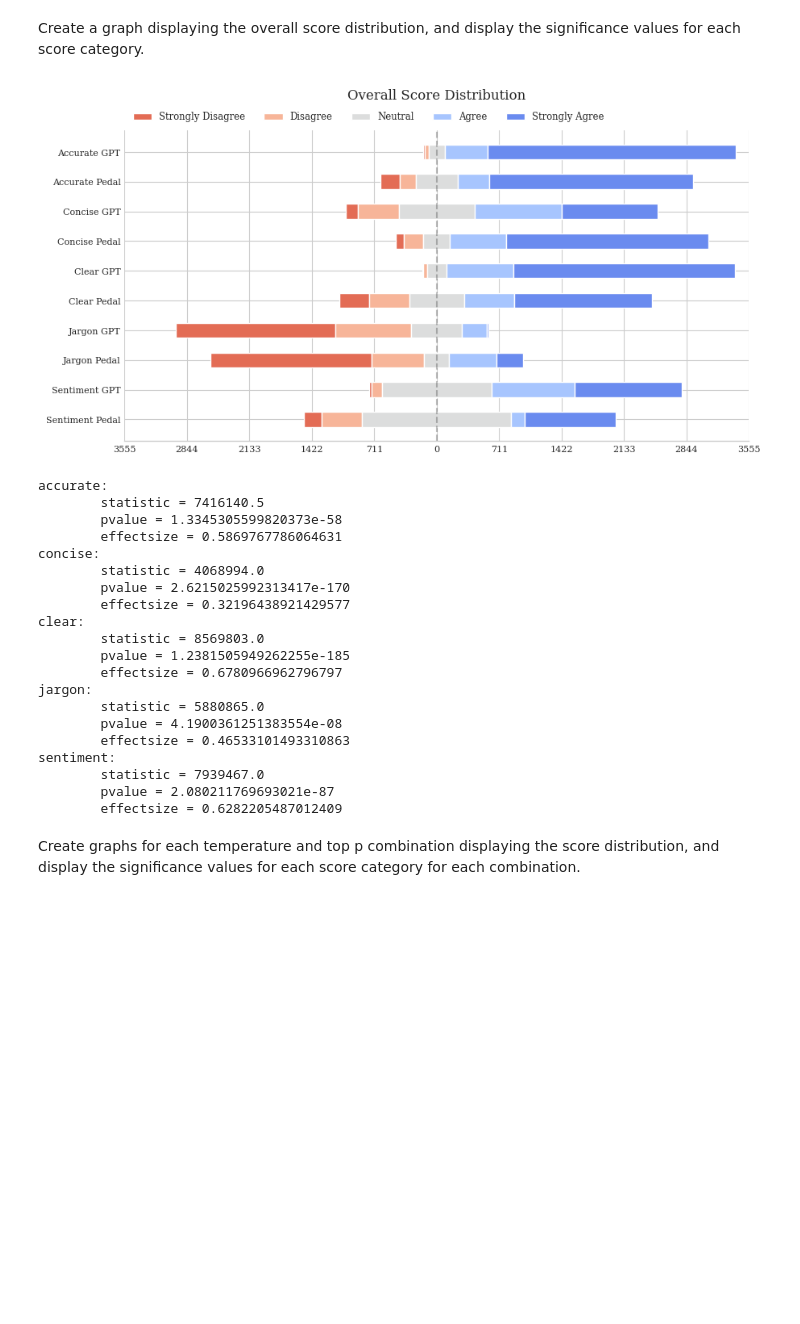
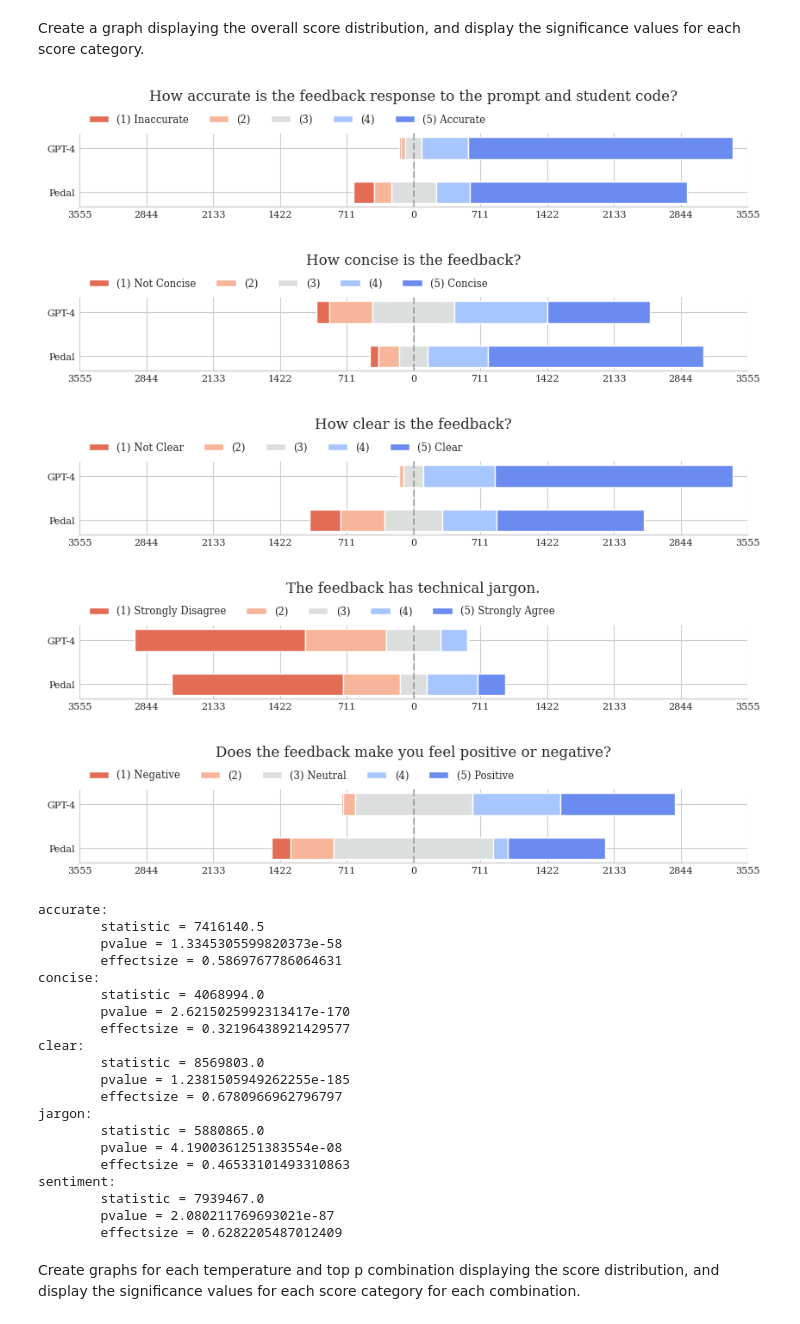
Before and after one commit to THRALLab/pedal-kennel, a Jupyter notebook: examples/chosen_problems_st3-3_as3-3_at1_v1/analysis.ipynb, the cells around one changed output. Saved outputs shown, nothing was run; the diff lists cells and outputs as text; code cells hidden in the pictures; blank space fills up the shorter version.

Commit message:
feat: some better graphs

```diff
--- a/examples/chosen_problems_st3-3_as3-3_at1_v1/analysis.ipynb
+++ b/examples/chosen_problems_st3-3_as3-3_at1_v1/analysis.ipynb
@@ -438,7 +438,7 @@ df[['score_category', 'score']].groupby(['score_category']).describe()
 # %% [markdown]
 Create a helper function for displaying diverging stacked bar charts.
 # %%
-def diverging_stacked_bar_chart(results, title=None, category_names=('Strongly Disagree', 'Disagree', 'Neutral', 'Agree', 'Strongly Agree')):
+def diverging_stacked_bar_chart(results, title=None, category_names=('(1) Strongly Disagree', '(2)', '(3)', '(4)', '(5) Strongly Agree')):
     """
     Parameters
     ----------
@@ -492,28 +492,53 @@ def diverging_stacked_bar_chart(results, title=None, category_names=('Strongly D
     fig.set_facecolor('#FFFFFF')
 
     # Title
-    if title != None:
+    if title is not None:
         plt.title(title, pad=28)
 
     return fig, ax
+
+questions = (
+    'How accurate is the feedback response to the prompt and student code?',
+    'How concise is the feedback?',
+    'How clear is the feedback?',
+    'The feedback has technical jargon.',
+    'Does the feedback make you feel positive or negative?'
+)
+
+def diverging_stacked_bar_chart_results(results, titles=questions):
+    category_labels = {
+        'accurate': ('(1) Inaccurate', '(2)', '(3)', '(4)', '(5) Accurate'),
+        'concise': ('(1) Not Concise', '(2)', '(3)', '(4)', '(5) Concise'),
+        'clear': ('(1) Not Clear', '(2)', '(3)', '(4)', '(5) Clear'),
+        'jargon': ('(1) Strongly Disagree', '(2)', '(3)', '(4)', '(5) Strongly Agree'),
+        'sentiment': ('(1) Negative', '(2)', '(3) Neutral', '(4)', '(5) Positive')
+    }
+
+    for i, data_field in enumerate(data_fields):
+        subresults = {
+            'GPT-4': results[f'instructor_feedback_gpt_{data_field}'],
+            'Pedal': results[f'instructor_feedback_pedal_{data_field}']
+        }
+        fig, ax = diverging_stacked_bar_chart(subresults, titles[i], category_names=category_labels[data_field])
+        fig.set_figheight(1.1)
+        plt.show()
 # %% [markdown]
 Create a graph displaying the overall score distribution, and display the significance values for each score category.
 # %%
 results = {category: list(v.values) for category, v in df.groupby('score_category').score.value_counts().unstack('score_category').items()}
-results_sorted = {}
-for data_field in data_fields:
-    results_sorted[data_field.capitalize() + ' GPT'] = results['instructor_feedback_gpt_' + data_field]
-    results_sorted[data_field.capitalize() + ' Pedal'] = results['instructor_feedback_pedal_' + data_field]
-fig, ax = diverging_stacked_bar_chart(results_sorted, 'Overall Score Distribution')
-plt.show()
+diverging_stacked_bar_chart_results(results)
 
 for data_field in data_fields:
     gpt_scores = df[df.score_category == f'instructor_feedback_gpt_{data_field}']['score']
     pedal_scores = df[df.score_category == f'instructor_feedback_pedal_{data_field}']['score']
     U, p = st.mannwhitneyu(gpt_scores, pedal_scores)
     print(data_field + ':\n\tstatistic =', U, '\n\tpvalue =', p, '\n\teffectsize =', U / (len(gpt_scores) * len(pedal_scores)))
 # %% [output]
-[figure, old version]
+[figure, new version]
+[figure, added]
+[figure, added]
+[figure, added]
+[figure, added]
 accurate:
         statistic = 7416140.5
         pvalue = 1.3345305599820373e-58
```
Also changed, not shown: parts of 5 cells of this notebook.
